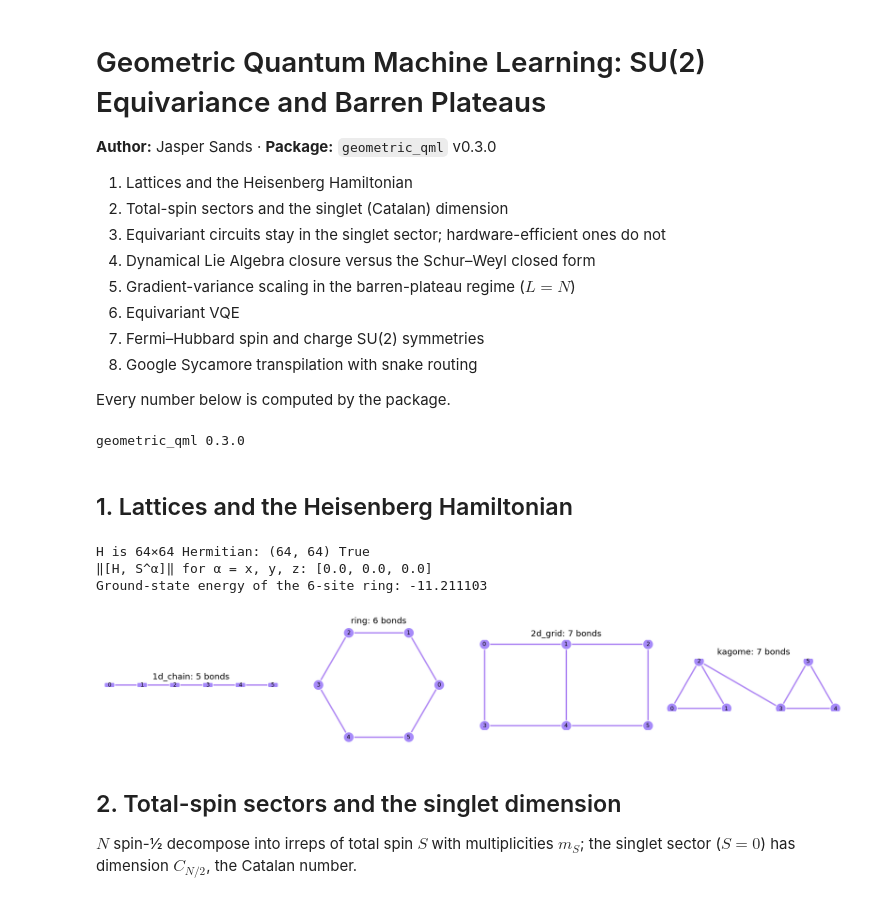
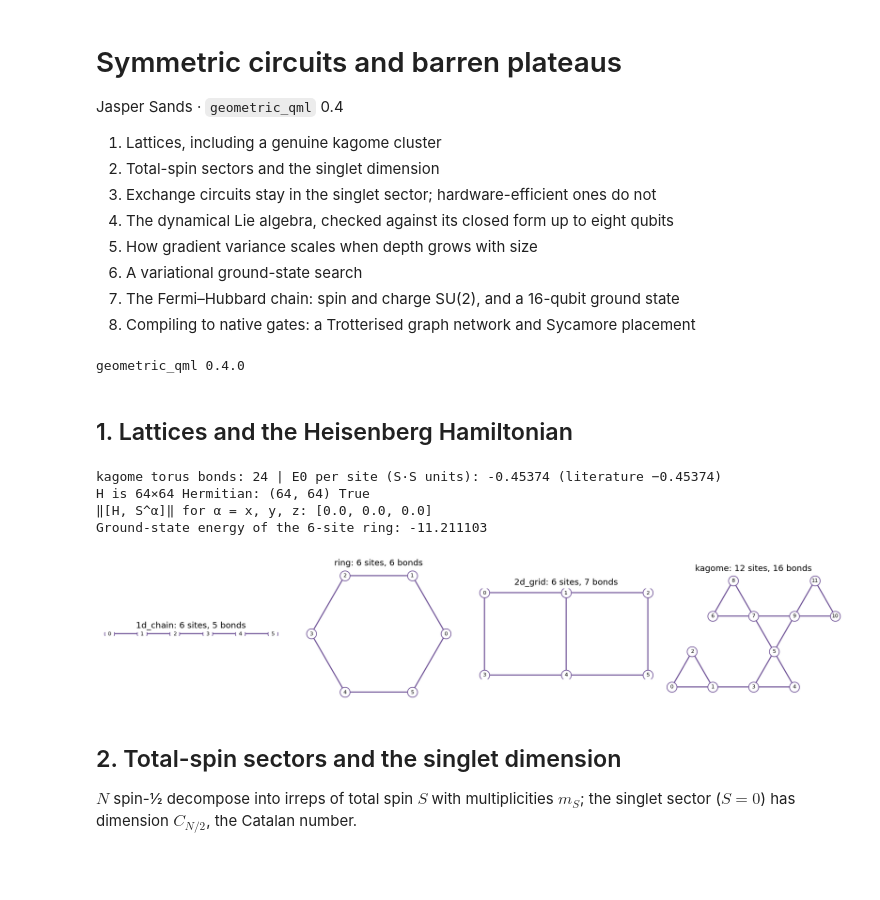
Before and after one commit to Jaspersands/geometric-qml-equivariance, a Jupyter notebook: notebooks/02_su2_equivariant_qnn_barren_plateaus.ipynb, the cells around one changed output. Drawn from its saved outputs; the diff is of its cells as text; code cells hidden in the pictures; blank space fills up the shorter version.

```diff
--- a/notebooks/02_su2_equivariant_qnn_barren_plateaus.ipynb
+++ b/notebooks/02_su2_equivariant_qnn_barren_plateaus.ipynb
@@ -1,18 +1,16 @@
 # %% [markdown]
-# Geometric Quantum Machine Learning: SU(2) Equivariance and Barren Plateaus
+# Symmetric circuits and barren plateaus
 
-**Author:** Jasper Sands · **Package:** `geometric_qml` v0.3.0
+Jasper Sands · `geometric_qml` 0.4
 
-1. Lattices and the Heisenberg Hamiltonian
-2. Total-spin sectors and the singlet (Catalan) dimension
-3. Equivariant circuits stay in the singlet sector; hardware-efficient ones do not
-4. Dynamical Lie Algebra closure versus the Schur–Weyl closed form
-5. Gradient-variance scaling in the barren-plateau regime ($L = N$)
-6. Equivariant VQE
-7. Fermi–Hubbard spin and charge SU(2) symmetries
-8. Google Sycamore transpilation with snake routing
-
-Every number below is computed by the package.
+1. Lattices, including a genuine kagome cluster
+2. Total-spin sectors and the singlet dimension
+3. Exchange circuits stay in the singlet sector; hardware-efficient ones do not
+4. The dynamical Lie algebra, checked against its closed form up to eight qubits
+5. How gradient variance scales when depth grows with size
+6. A variational ground-state search
+7. The Fermi–Hubbard chain: spin and charge SU(2), and a 16-qubit ground state
+8. Compiling to native gates: a Trotterised graph network and Sycamore placement
 # %%
 import numpy as np
 import matplotlib.pyplot as plt
@@ -24,41 +22,46 @@ from geometric_qml import (
     run_barren_plateau_scaling_study, EquivariantVQE, FermiHubbardChain,
     SycamoreEquivariantTranspiler, __version__,
 )
-plt.rcParams.update({"figure.dpi": 100, "axes.grid": True, "grid.alpha": 0.3})
+plt.rcParams.update({"figure.dpi": 100, "axes.grid": True, "grid.alpha": 0.25, "axes.spines.top": False, "axes.spines.right": False})
 print("geometric_qml", __version__)
 # %% [output]
-geometric_qml 0.3.0
+geometric_qml 0.4.0
 # %% [markdown]
 ## 1. Lattices and the Heisenberg Hamiltonian
 # %%
-fig, axes = plt.subplots(1, 4, figsize=(15, 2.8))
+from geometric_qml.models import kagome_edges, kagome_positions
+fig, axes = plt.subplots(1, 4, figsize=(15, 3.0))
 layouts = {
-    "1d_chain": lambda n: [(i, 0) for i in range(n)],
-    "ring": lambda n: [(np.cos(2*np.pi*i/n), np.sin(2*np.pi*i/n)) for i in range(n)],
-    "2d_grid": lambda n: [(i % (n//2), -(i // (n//2))) for i in range(n)],
-    "kagome": lambda n: [((i//3)*2 + [0, 1, 0.5][i%3], [0, 0, 0.87][i%3]) for i in range(n)],
+    "1d_chain": (6, lambda n: [(i, 0) for i in range(n)]),
+    "ring": (6, lambda n: [(np.cos(2*np.pi*i/n), np.sin(2*np.pi*i/n)) for i in range(n)]),
+    "2d_grid": (6, lambda n: [(i % (n//2), -(i // (n//2))) for i in range(n)]),
+    "kagome": (12, lambda n: [tuple(p) for p in kagome_positions(2, 2)]),
 }
-for ax, (name, pos_fn) in zip(axes, layouts.items()):
-    n = 6
+for ax, (name, (n, pos_fn)) in zip(axes, layouts.items()):
     pos = pos_fn(n); edges = lattice_edges(n, name)
     for i, j in edges:
-        ax.plot([pos[i][0], pos[j][0]], [pos[i][1], pos[j][1]], color="#7c3aed", lw=2, alpha=0.6)
+        ax.plot([pos[i][0], pos[j][0]], [pos[i][1], pos[j][1]], color="#6a4c93", lw=1.5)
     for k, (x, y) in enumerate(pos):
-        ax.scatter([x], [y], s=220, color="#a78bfa", zorder=3, edgecolor="white"); ax.text(x, y, str(k), ha="center", va="center", fontsize=8, zorder=4)
-    ax.set_title(f"{name}: {len(edges)} bonds"); ax.set_aspect("equal"); ax.axis("off")
+        ax.scatter([x], [y], s=200, color="white", zorder=3, edgecolor="#6a4c93"); ax.text(x, y, str(k), ha="center", va="center", fontsize=7.5, zorder=4)
+    ax.set_title(f"{name}: {n} sites, {len(edges)} bonds"); ax.set_aspect("equal"); ax.axis("off")
 plt.tight_layout(); plt.show()
+
+# on the 2×2 kagome torus every site has four neighbours and belongs to two triangles
+kag = HeisenbergSpinChain(n_qubits=12, lattice_type="kagome", periodic_boundary=True)
+print("kagome torus bonds:", len(kag.couplings), "| E0 per site (S·S units):", round(kag.exact_ground_state()[0] / 48, 5), "(literature −0.45374)")
 
 model = HeisenbergSpinChain(n_qubits=6, lattice_type="ring")
 H = model.get_matrix()
 Sx, Sy, Sz = get_su2_generators(6)
 print("H is 64×64 Hermitian:", H.shape, np.allclose(H, H.conj().T))
 print("‖[H, S^α]‖ for α = x, y, z:", [round(float(np.linalg.norm(H @ S - S @ H)), 12) for S in (Sx, Sy, Sz)])
 print("Ground-state energy of the 6-site ring:", round(model.exact_ground_state()[0], 6))
 # %% [output]
+kagome torus bonds: 24 | E0 per site (S·S units): -0.45374 (literature −0.45374)
 H is 64×64 Hermitian: (64, 64) True
 ‖[H, S^α]‖ for α = x, y, z: [0.0, 0.0, 0.0]
 Ground-state energy of the 6-site ring: -11.211103
-[figure, old version]
+[figure, new version]
 # %% [markdown]
 ## 2. Total-spin sectors and the singlet dimension
 
```
Also changed, not shown: parts of 9 cells of this notebook, 7 other files.
